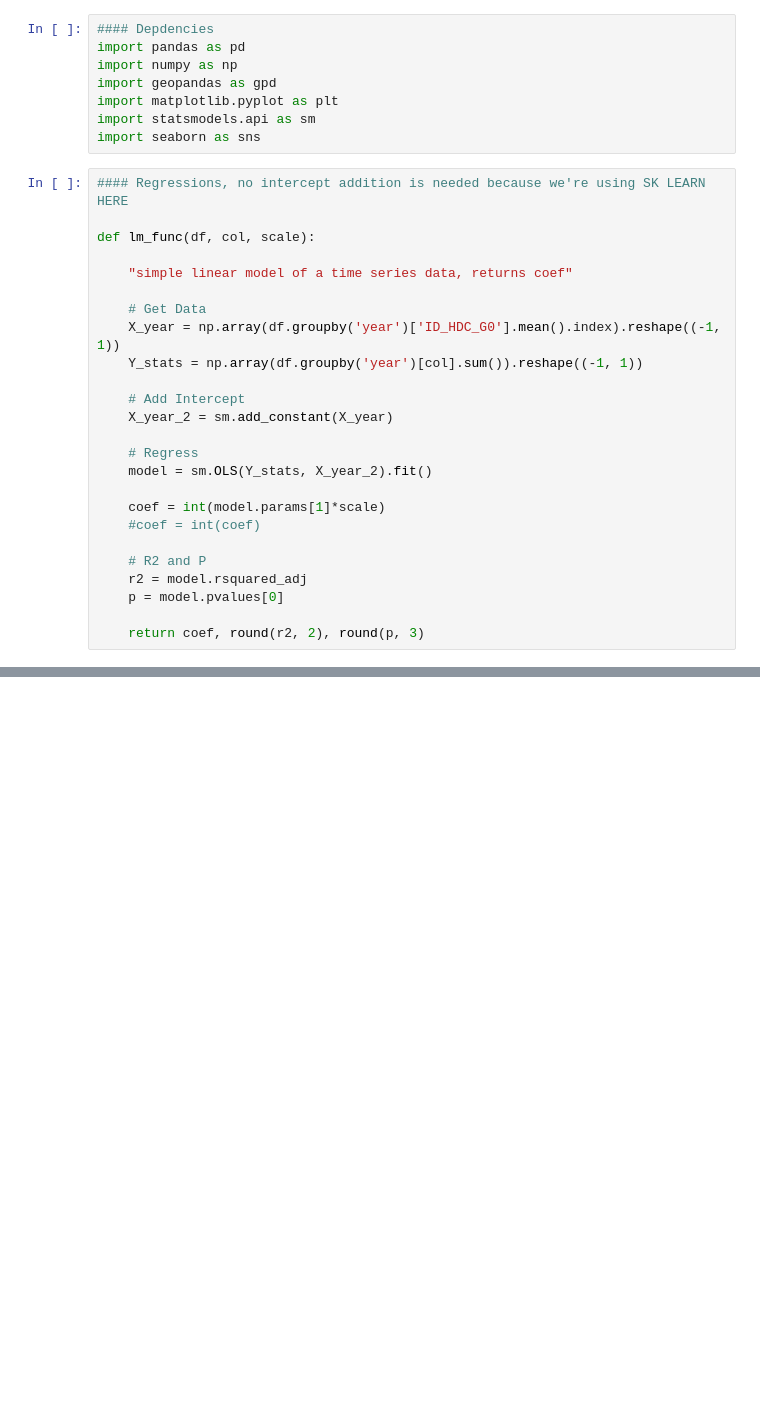
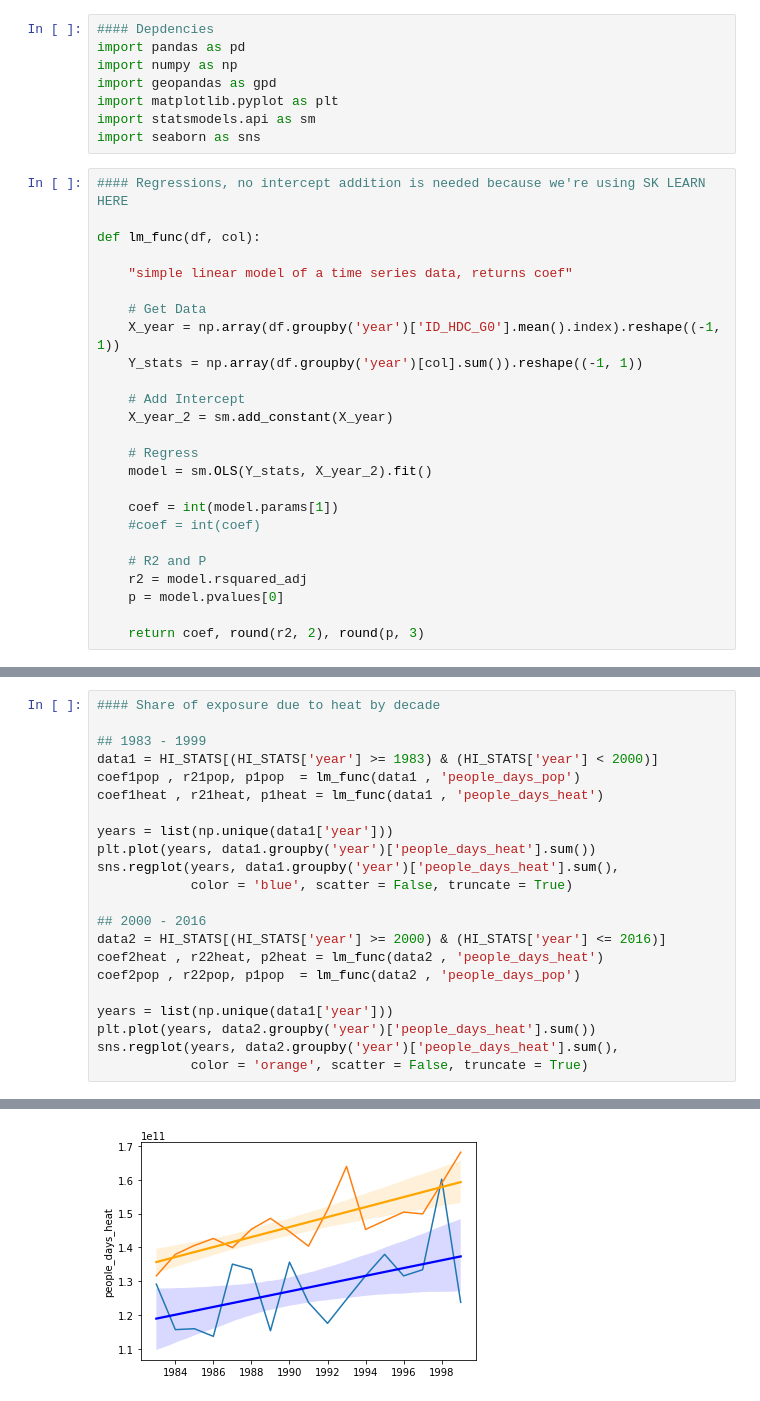
Before and after one commit to ecohydro/GlobalUrbanHeat, a Jupyter notebook: Notebooks/cpt_MS_calculations.ipynb, the cells around one changed output, grey strips where cells are left out. Drawn from its saved outputs; the diff is of its cells as text; blank space fills up the shorter version.

```diff
--- a/Notebooks/cpt_MS_calculations.ipynb
+++ b/Notebooks/cpt_MS_calculations.ipynb
@@ -15,7 +15,7 @@ import seaborn as sns
 # %%
 #### Regressions, no intercept addition is needed because we're using SK LEARN HERE
 
-def lm_func(df, col, scale):
+def lm_func(df, col):
 
     "simple linear model of a time series data, returns coef"
 
@@ -29,7 +29,7 @@ def lm_func(df, col, scale):
     # Regress
     model = sm.OLS(Y_stats, X_year_2).fit()
 
-    coef = int(model.params[1]*scale)
+    coef = int(model.params[1])
     #coef = int(coef)
 
     # R2 and P
@@ -174,0 +100,23 @@ plt.savefig(FIG_OUT+'FIG1.png', dpi = 300, bbox_inches='tight')
+# %%
+#### Share of exposure due to heat by decade
+
+## 1983 - 1999
+data1 = HI_STATS[(HI_STATS['year'] >= 1983) & (HI_STATS['year'] < 2000)]
+coef1pop , r21pop, p1pop  = lm_func(data1 , 'people_days_pop')
+coef1heat , r21heat, p1heat = lm_func(data1 , 'people_days_heat')
+
+years = list(np.unique(data1['year']))
+plt.plot(years, data1.groupby('year')['people_days_heat'].sum())
+sns.regplot(years, data1.groupby('year')['people_days_heat'].sum(),
+            color = 'blue', scatter = False, truncate = True)
+
+## 2000 - 2016
+data2 = HI_STATS[(HI_STATS['year'] >= 2000) & (HI_STATS['year'] <= 2016)]
+coef2heat , r22heat, p2heat = lm_func(data2 , 'people_days_heat')
+coef2pop , r22pop, p1pop  = lm_func(data2 , 'people_days_pop')
+
+years = list(np.unique(data1['year']))
+plt.plot(years, data2.groupby('year')['people_days_heat'].sum())
+sns.regplot(years, data2.groupby('year')['people_days_heat'].sum(),
+            color = 'orange', scatter = False, truncate = True)
+# %% [output]
@@ -174,0 +124 @@ plt.savefig(FIG_OUT+'FIG1.png', dpi = 300, bbox_inches='tight')
+[figure, added]
```
Also changed, not shown: parts of 21 cells of this notebook, 2 other files.
